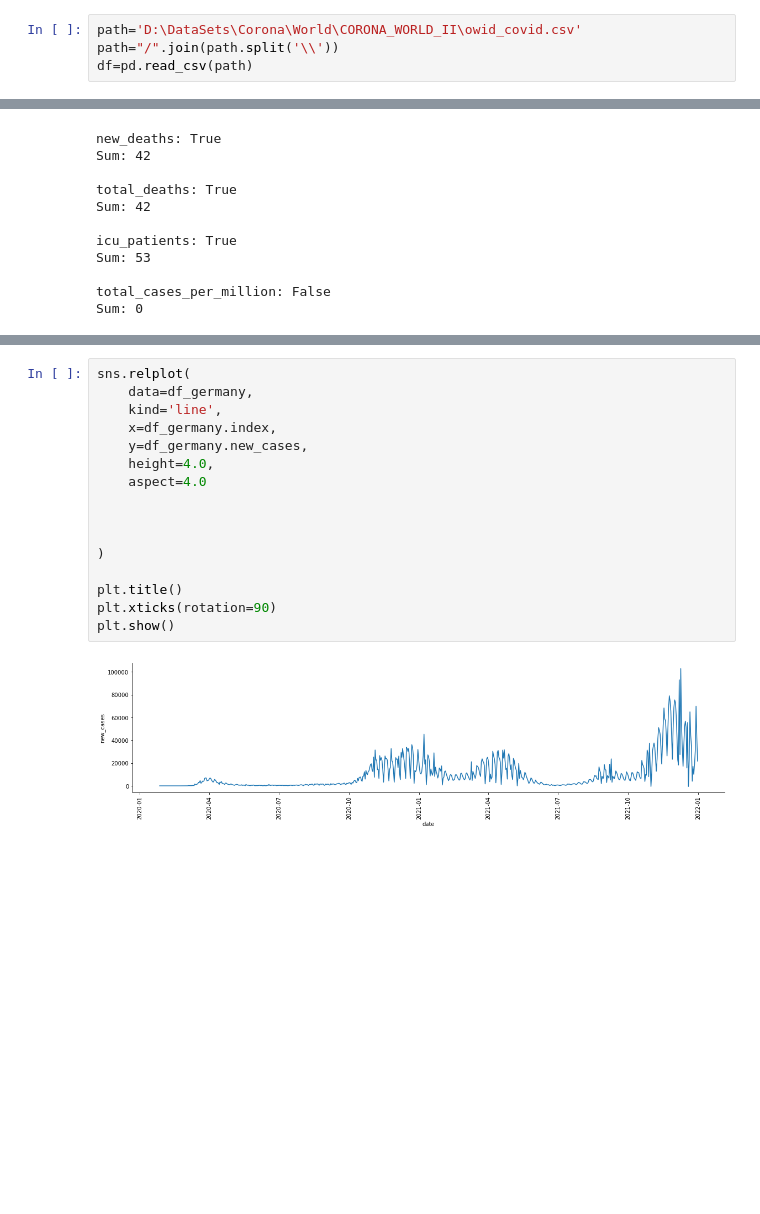
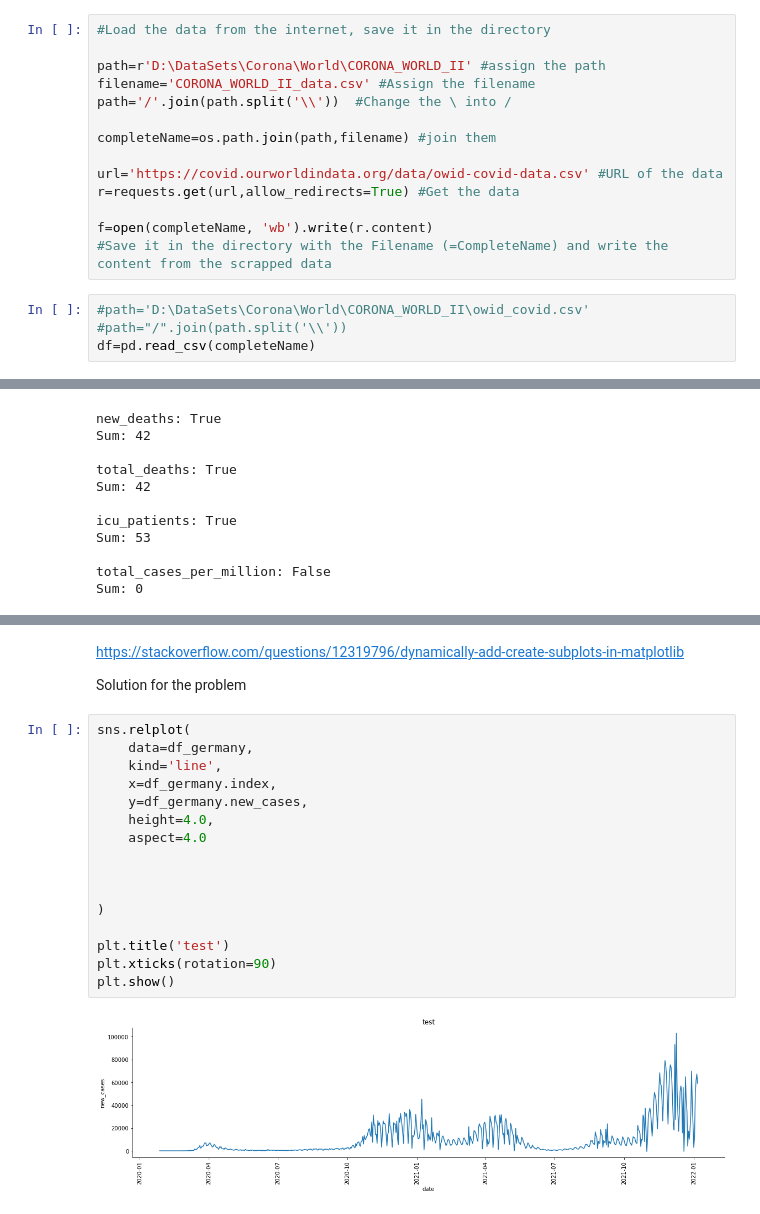
Before and after one commit to SebastianW89/COVID_19_GERMANY, a Jupyter notebook: COVID_WORLD_II.ipynb, the cells around one changed output, grey strips where cells are left out. Saved outputs shown, nothing was run; the diff lists cells and outputs as text; blank space fills up the shorter version.

```diff
--- a/COVID_WORLD_II.ipynb
+++ b/COVID_WORLD_II.ipynb
@@ -18,10 +19,24 @@ import seaborn as sns
 pd.set_option("display.max.rows",None)
 # %% [markdown]
 # Data loading and colomn selection
+# %%
+#Load the data from the internet, save it in the directory
+
+path=r'D:\DataSets\Corona\World\CORONA_WORLD_II' #assign the path
+filename='CORONA_WORLD_II_data.csv' #Assign the filename
+path='/'.join(path.split('\\'))  #Change the \ into /
+
+completeName=os.path.join(path,filename) #join them
+
+url='https://covid.ourworldindata.org/data/owid-covid-data.csv' #URL of the data
+r=requests.get(url,allow_redirects=True) #Get the data
+
+f=open(completeName, 'wb').write(r.content)
+#Save it in the directory with the Filename (=CompleteName) and write the content from the scrapped data
 # %%
-path='D:\DataSets\Corona\World\CORONA_WORLD_II\owid_covid.csv'
-path="/".join(path.split('\\'))
-df=pd.read_csv(path)
+#path='D:\DataSets\Corona\World\CORONA_WORLD_II\owid_covid.csv'
+#path="/".join(path.split('\\'))
+df=pd.read_csv(completeName)
 # %%
 df_germany=df[df.location=='Germany'].copy()
 # %%
@@ -157,18 +214,22 @@ Index(['location', 'date', 'total_cases', 'new_cases', 'total_deaths',
+# %% [markdown]
+https://stackoverflow.com/questions/12319796/dynamically-add-create-subplots-in-matplotlib
+
+Solution for the problem
 # %%
 sns.relplot(
     data=df_germany,
     kind='line',
     x=df_germany.index,
     y=df_germany.new_cases,
     height=4.0,
     aspect=4.0
 
 
 
 )
 
-plt.title()
+plt.title('test')
 plt.xticks(rotation=90)
 plt.show()
 # %% [output]
-[figure, old version]
+[figure, new version]
```
Also changed, not shown: parts of 8 cells of this notebook.
